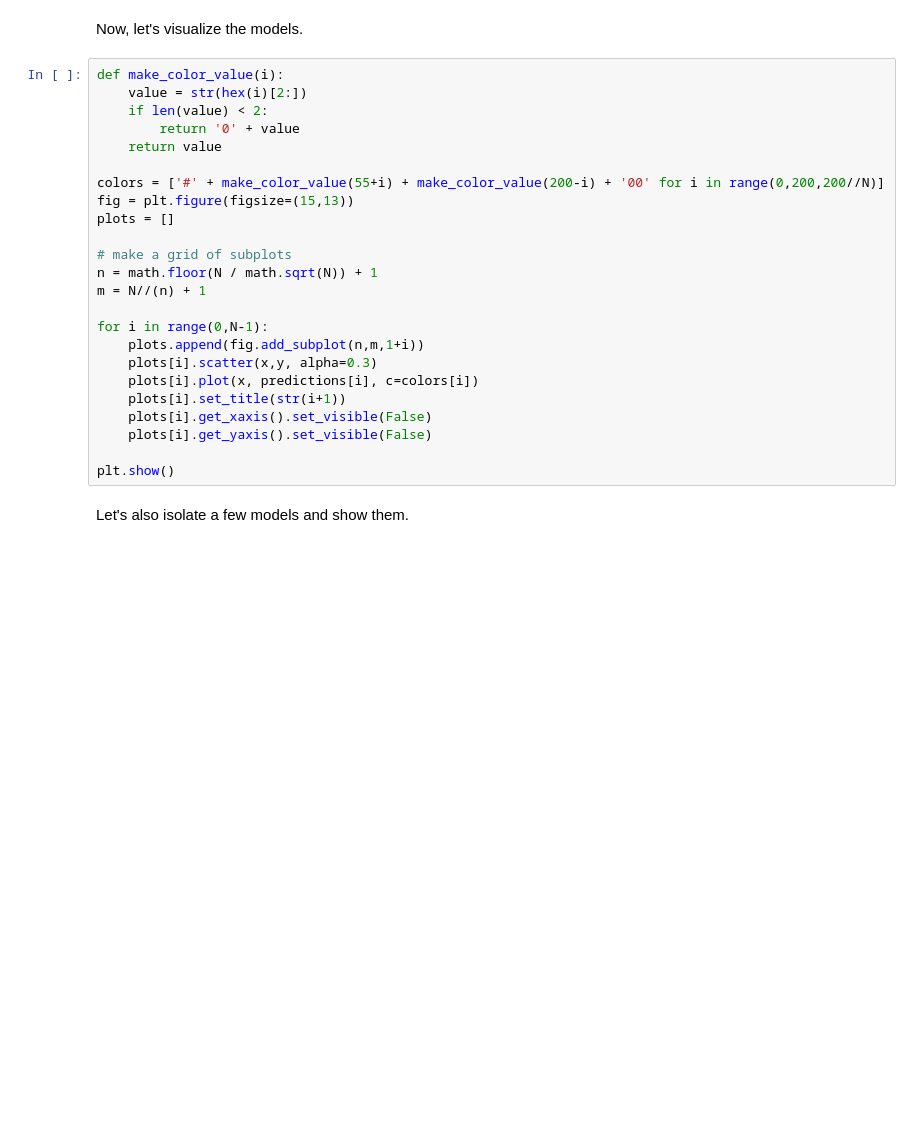
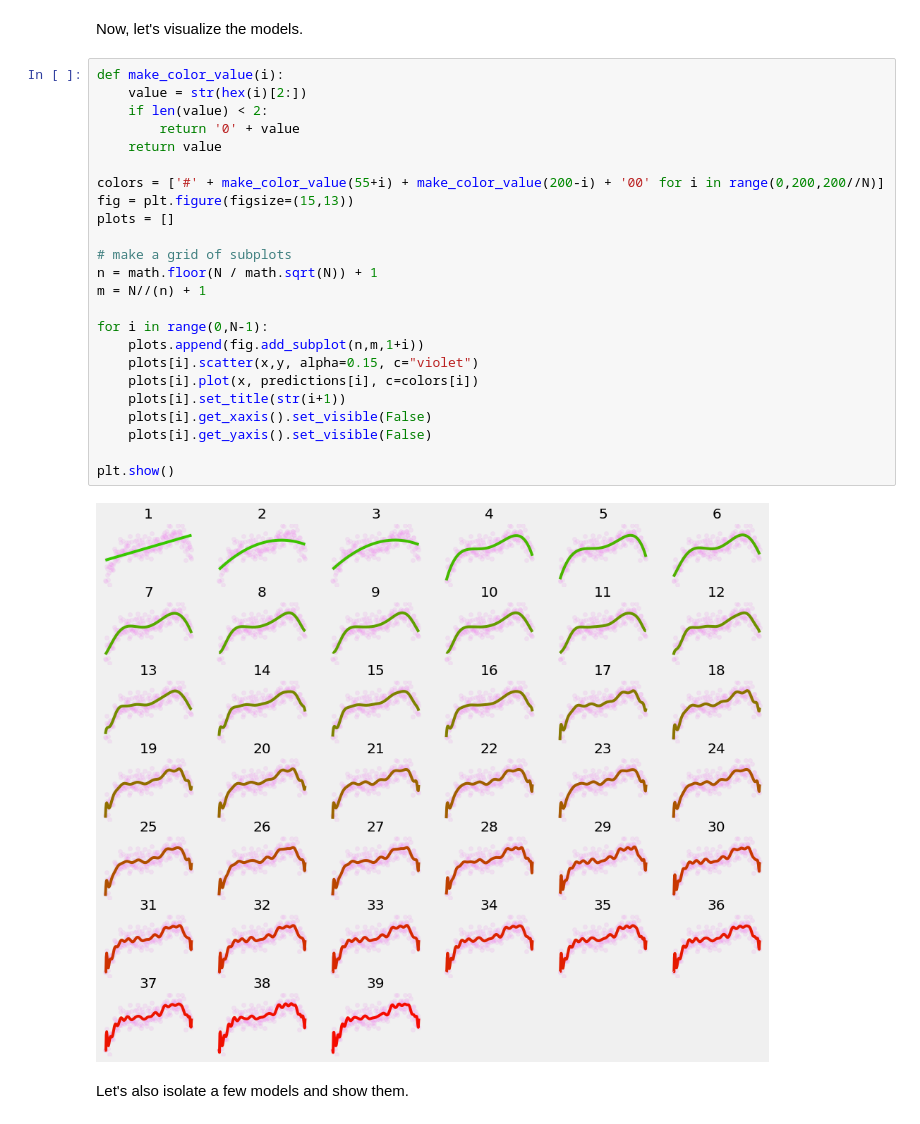
Before and after one commit to nzufelt/jupyter_notebooks_ML_2018, a Jupyter notebook: lessons/bias-variance_tradeoff.ipynb, the cells around one changed output. Drawn from its saved outputs; the diff is of its cells as text; blank space fills up the shorter version.

```diff
--- a/lessons/bias-variance_tradeoff.ipynb
+++ b/lessons/bias-variance_tradeoff.ipynb
@@ -48,27 +58,29 @@ Now, let's visualize the models.
 # %%
 def make_color_value(i):
     value = str(hex(i)[2:])
     if len(value) < 2:
         return '0' + value
     return value
 
 colors = ['#' + make_color_value(55+i) + make_color_value(200-i) + '00' for i in range(0,200,200//N)]
 fig = plt.figure(figsize=(15,13))
 plots = []
 
 # make a grid of subplots
 n = math.floor(N / math.sqrt(N)) + 1
 m = N//(n) + 1
 
 for i in range(0,N-1):
     plots.append(fig.add_subplot(n,m,1+i))
-    plots[i].scatter(x,y, alpha=0.3)
+    plots[i].scatter(x,y, alpha=0.15, c="violet")
     plots[i].plot(x, predictions[i], c=colors[i])
     plots[i].set_title(str(i+1))
     plots[i].get_xaxis().set_visible(False)
     plots[i].get_yaxis().set_visible(False)
 
 plt.show()
+# %% [output]
+[figure, added]
 # %% [markdown]
 Let's also isolate a few models and show them.
 # %%
```
Also changed, not shown: parts of 6 cells of this notebook, 15 other files.
